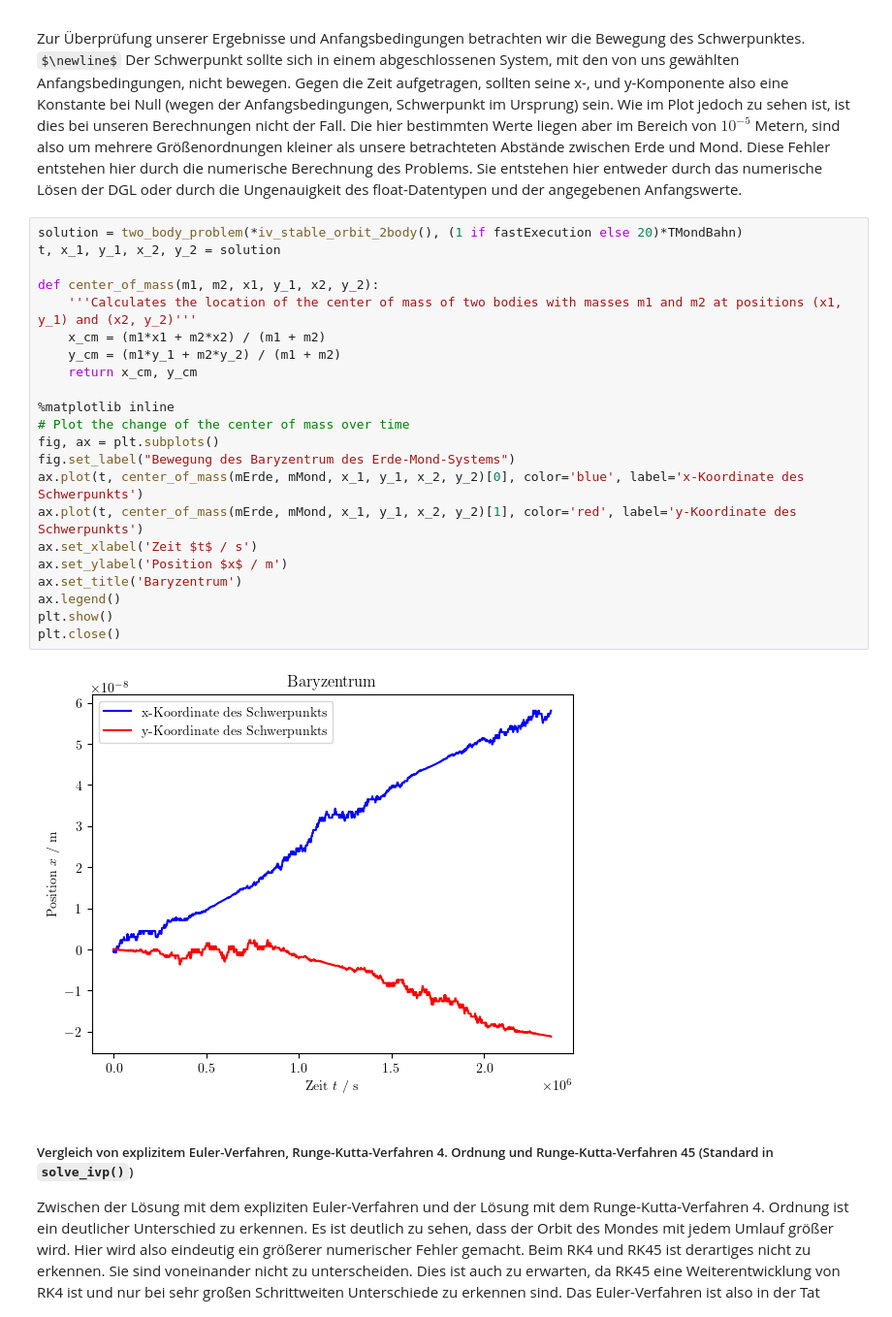
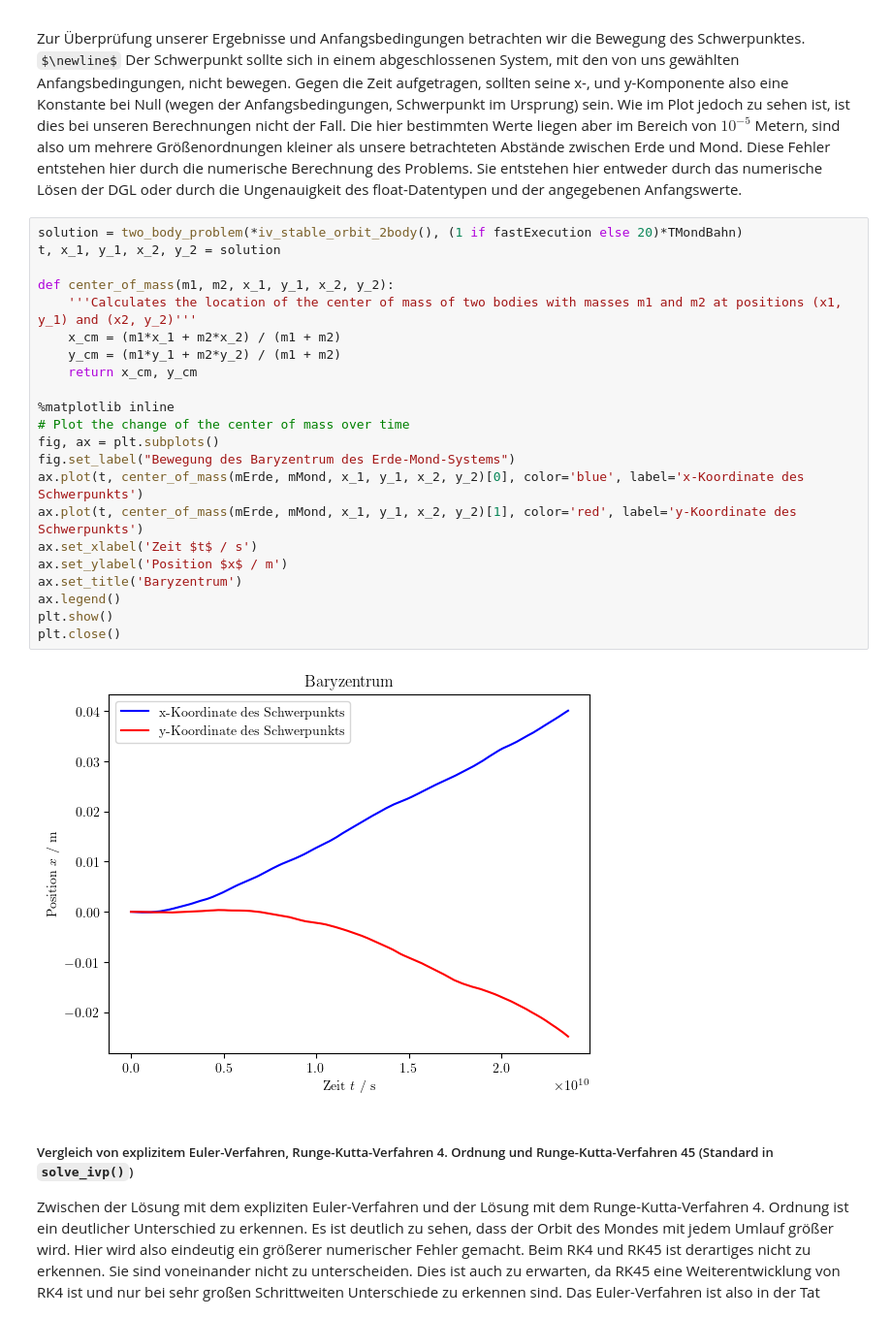
Before and after one commit to Nusssecke/Gezeitenreibung, a Jupyter notebook: gezeitenreibung_final.ipynb, the cells around one changed output. Shown: that part at 97% size. Drawn from its saved outputs; the diff is of its cells as text; some formulas as TeX source.

```diff
--- a/gezeitenreibung_final.ipynb
+++ b/gezeitenreibung_final.ipynb
@@ -362,27 +362,27 @@ Ungenauigkeit des float-Datentypen und der angegebenen Anfangswerte.
 # %%
 solution = two_body_problem(*iv_stable_orbit_2body(), (1 if fastExecution else 20)*TMondBahn)
 t, x_1, y_1, x_2, y_2 = solution
 
-def center_of_mass(m1, m2, x1, y_1, x2, y_2):
+def center_of_mass(m1, m2, x_1, y_1, x_2, y_2):
     '''Calculates the location of the center of mass of two bodies with masses m1 and m2 at positions (x1, y_1) and (x2, y_2)'''
-    x_cm = (m1*x1 + m2*x2) / (m1 + m2)
+    x_cm = (m1*x_1 + m2*x_2) / (m1 + m2)
     y_cm = (m1*y_1 + m2*y_2) / (m1 + m2)
     return x_cm, y_cm
 
 %matplotlib inline
 # Plot the change of the center of mass over time
 fig, ax = plt.subplots()
 fig.set_label("Bewegung des Baryzentrum des Erde-Mond-Systems")
 ax.plot(t, center_of_mass(mErde, mMond, x_1, y_1, x_2, y_2)[0], color='blue', label='x-Koordinate des Schwerpunkts')
 ax.plot(t, center_of_mass(mErde, mMond, x_1, y_1, x_2, y_2)[1], color='red', label='y-Koordinate des Schwerpunkts')
 ax.set_xlabel('Zeit $t$ / s')
 ax.set_ylabel('Position $x$ / m')
 ax.set_title('Baryzentrum')
 ax.legend()
 plt.show()
 plt.close()
 # %% [output]
-[figure, old version]
+[figure, new version]
 # %% [markdown]
 ##### Vergleich von explizitem Euler-Verfahren, Runge-Kutta-Verfahren 4. Ordnung und Runge-Kutta-Verfahren 45 (Standard in `solve_ivp()`)
 
```
Also changed, not shown: parts of 1 cell of this notebook, 3 other files.
